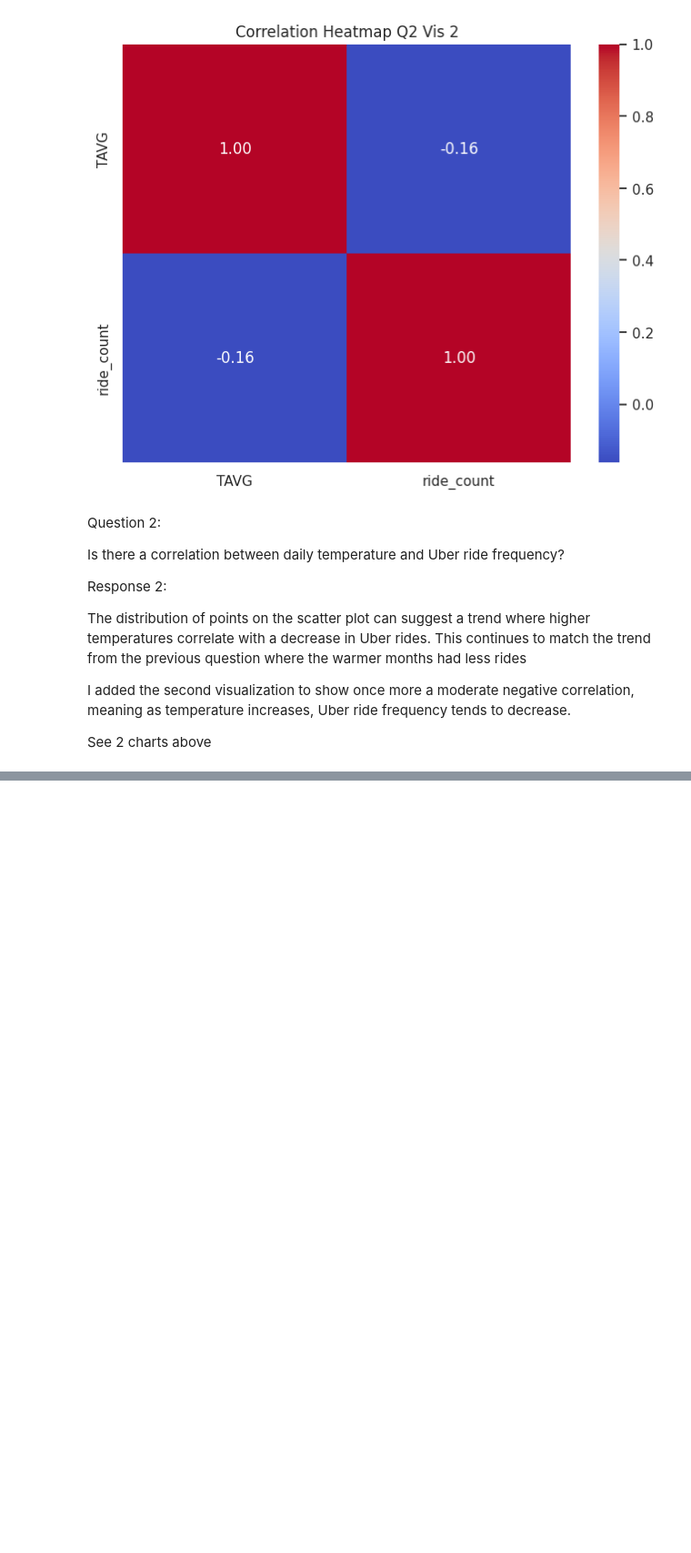
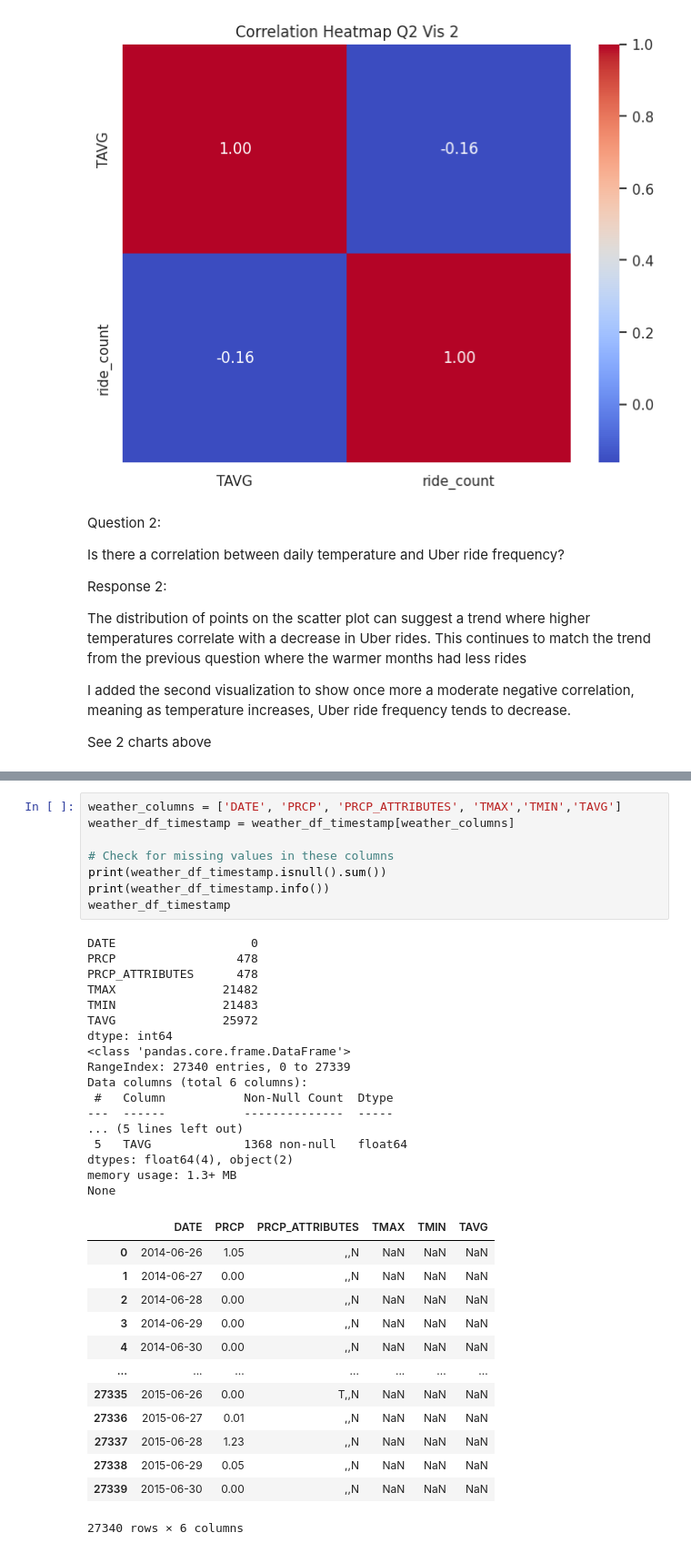
Before and after one commit to nikiconluxury/project-1-module-9, a Jupyter notebook: submit_project_1_m_9.ipynb, the cells around one changed output, grey strips where cells are left out. Shown at 91% size. Cells and saved outputs as stored; diff of their text form; blank space fills up the shorter version.

```diff
--- a/submit_project_1_m_9.ipynb
+++ b/submit_project_1_m_9.ipynb
@@ -850,0 +1016,39 @@ See 2 charts above
+# %%
+weather_columns = ['DATE', 'PRCP', 'PRCP_ATTRIBUTES', 'TMAX','TMIN','TAVG']
+weather_df_timestamp = weather_df_timestamp[weather_columns]
+
+# Check for missing values in these columns
+print(weather_df_timestamp.isnull().sum())
+print(weather_df_timestamp.info())
+weather_df_timestamp
+# %% [output]
+DATE                   0
+PRCP                 478
+PRCP_ATTRIBUTES      478
+TMAX               21482
+TMIN               21483
+TAVG               25972
+dtype: int64
+<class 'pandas.core.frame.DataFrame'>
+RangeIndex: 27340 entries, 0 to 27339
+Data columns (total 6 columns):
+ #   Column           Non-Null Count  Dtype
+---  ------           --------------  -----
+... (5 lines left out)
+ 5   TAVG             1368 non-null   float64
+dtypes: float64(4), object(2)
+memory usage: 1.3+ MB
+None
+|  | DATE | PRCP | PRCP_ATTRIBUTES | TMAX | TMIN | TAVG |
+| 0 | 2014-06-26 | 1.05 | ,,N | NaN | NaN | NaN |
+| 1 | 2014-06-27 | 0.00 | ,,N | NaN | NaN | NaN |
+| 2 | 2014-06-28 | 0.00 | ,,N | NaN | NaN | NaN |
+| 3 | 2014-06-29 | 0.00 | ,,N | NaN | NaN | NaN |
+| 4 | 2014-06-30 | 0.00 | ,,N | NaN | NaN | NaN |
+| ... | ... | ... | ... | ... | ... | ... |
+| 27335 | 2015-06-26 | 0.00 | T,,N | NaN | NaN | NaN |
+| 27336 | 2015-06-27 | 0.01 | ,,N | NaN | NaN | NaN |
+| 27337 | 2015-06-28 | 1.23 | ,,N | NaN | NaN | NaN |
+| 27338 | 2015-06-29 | 0.05 | ,,N | NaN | NaN | NaN |
+| 27339 | 2015-06-30 | 0.00 | ,,N | NaN | NaN | NaN |
+27340 rows × 6 columns
```
Also changed, not shown: parts of 27 cells of this notebook.
